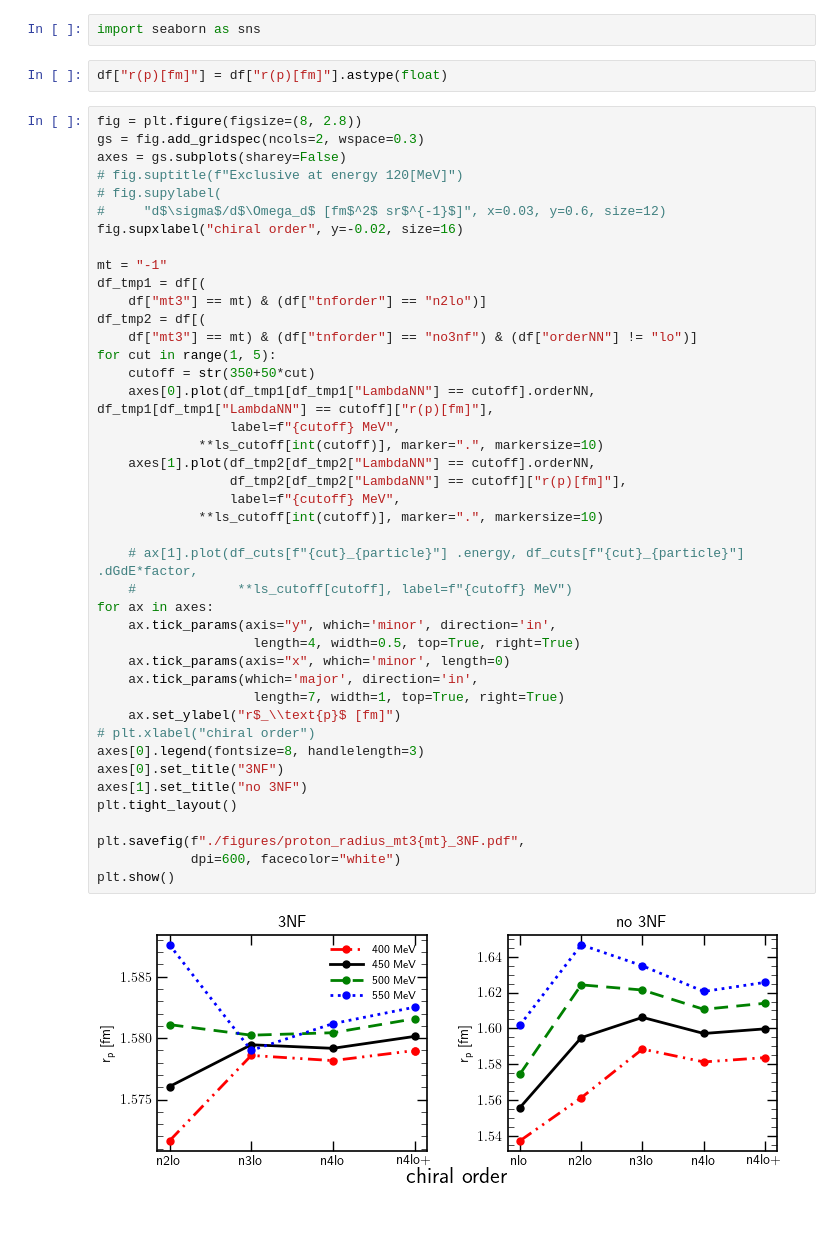
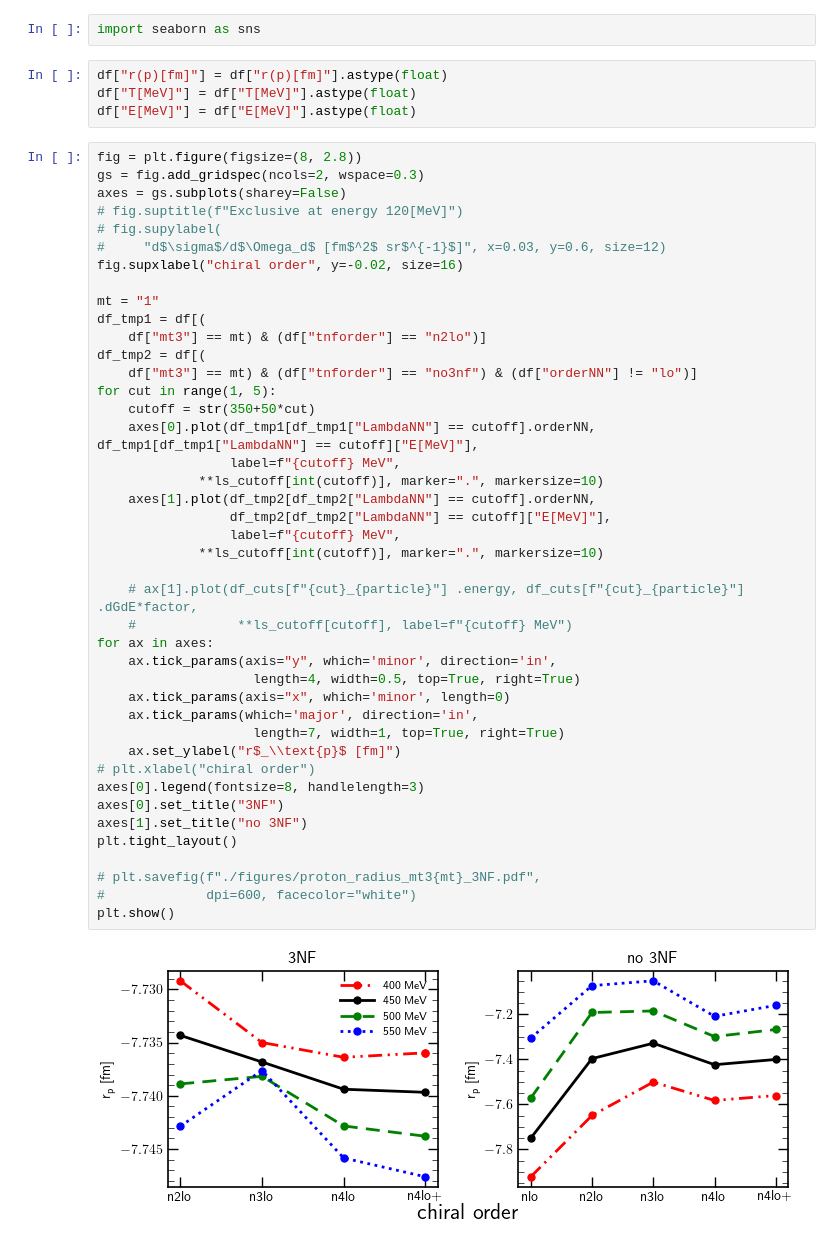
Before and after one commit to VitaliiUr/thesis, a Jupyter notebook: PlotData/PION/Dalitz_maps/3NF_test.ipynb, the cells around one changed output. Cells and saved outputs as stored; diff of their text form.

```diff
--- a/PlotData/PION/Dalitz_maps/3NF_test.ipynb
+++ b/PlotData/PION/Dalitz_maps/3NF_test.ipynb
@@ -149,6 +149,8 @@ df.sort_values(["orderNN"], inplace=True)
 import seaborn as sns
 # %%
 df["r(p)[fm]"] = df["r(p)[fm]"].astype(float)
+df["T[MeV]"] = df["T[MeV]"].astype(float)
+df["E[MeV]"] = df["E[MeV]"].astype(float)
 # %%
 fig = plt.figure(figsize=(8, 2.8))
 gs = fig.add_gridspec(ncols=2, wspace=0.3)
@@ -158,38 +160,38 @@ axes = gs.subplots(sharey=False)
 #     "d$\sigma$/d$\Omega_d$ [fm$^2$ sr$^{-1}$]", x=0.03, y=0.6, size=12)
 fig.supxlabel("chiral order", y=-0.02, size=16)
 
-mt = "-1"
+mt = "1"
 df_tmp1 = df[(
     df["mt3"] == mt) & (df["tnforder"] == "n2lo")]
 df_tmp2 = df[(
     df["mt3"] == mt) & (df["tnforder"] == "no3nf") & (df["orderNN"] != "lo")]
 for cut in range(1, 5):
     cutoff = str(350+50*cut)
-    axes[0].plot(df_tmp1[df_tmp1["LambdaNN"] == cutoff].orderNN, df_tmp1[df_tmp1["LambdaNN"] == cutoff]["r(p)[fm]"],
+    axes[0].plot(df_tmp1[df_tmp1["LambdaNN"] == cutoff].orderNN, df_tmp1[df_tmp1["LambdaNN"] == cutoff]["E[MeV]"],
                  label=f"{cutoff} MeV",
              **ls_cutoff[int(cutoff)], marker=".", markersize=10)
     axes[1].plot(df_tmp2[df_tmp2["LambdaNN"] == cutoff].orderNN,
-                 df_tmp2[df_tmp2["LambdaNN"] == cutoff]["r(p)[fm]"],
+                 df_tmp2[df_tmp2["LambdaNN"] == cutoff]["E[MeV]"],
                  label=f"{cutoff} MeV",
              **ls_cutoff[int(cutoff)], marker=".", markersize=10)
 
     # ax[1].plot(df_cuts[f"{cut}_{particle}"] .energy, df_cuts[f"{cut}_{particle}"] .dGdE*factor,
     #             **ls_cutoff[cutoff], label=f"{cutoff} MeV")
 for ax in axes:
     ax.tick_params(axis="y", which='minor', direction='in',
                     length=4, width=0.5, top=True, right=True)
     ax.tick_params(axis="x", which='minor', length=0)
     ax.tick_params(which='major', direction='in',
                     length=7, width=1, top=True, right=True)
     ax.set_ylabel("r$_\\text{p}$ [fm]")
 # plt.xlabel("chiral order")
 axes[0].legend(fontsize=8, handlelength=3)
 axes[0].set_title("3NF")
 axes[1].set_title("no 3NF")
 plt.tight_layout()
 
-plt.savefig(f"./figures/proton_radius_mt3{mt}_3NF.pdf",
-            dpi=600, facecolor="white")
+# plt.savefig(f"./figures/proton_radius_mt3{mt}_3NF.pdf",
+#             dpi=600, facecolor="white")
 plt.show()
 # %% [output]
-[figure, old version]
+[figure, new version]
```
Also changed, not shown: parts of 2 cells of this notebook, 2 other files.
